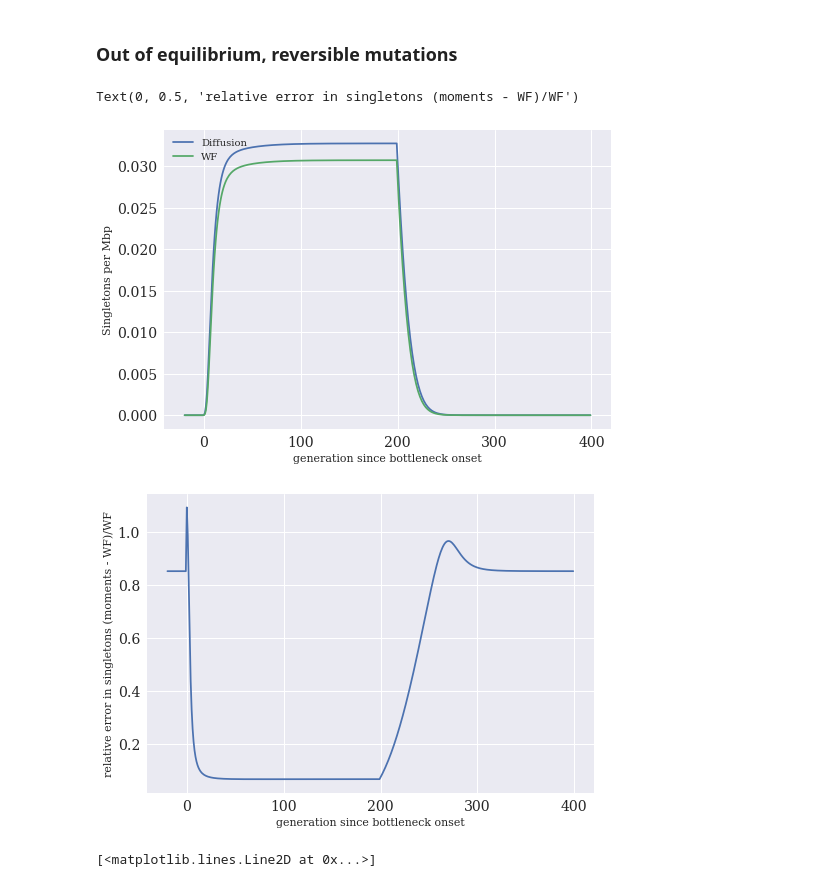
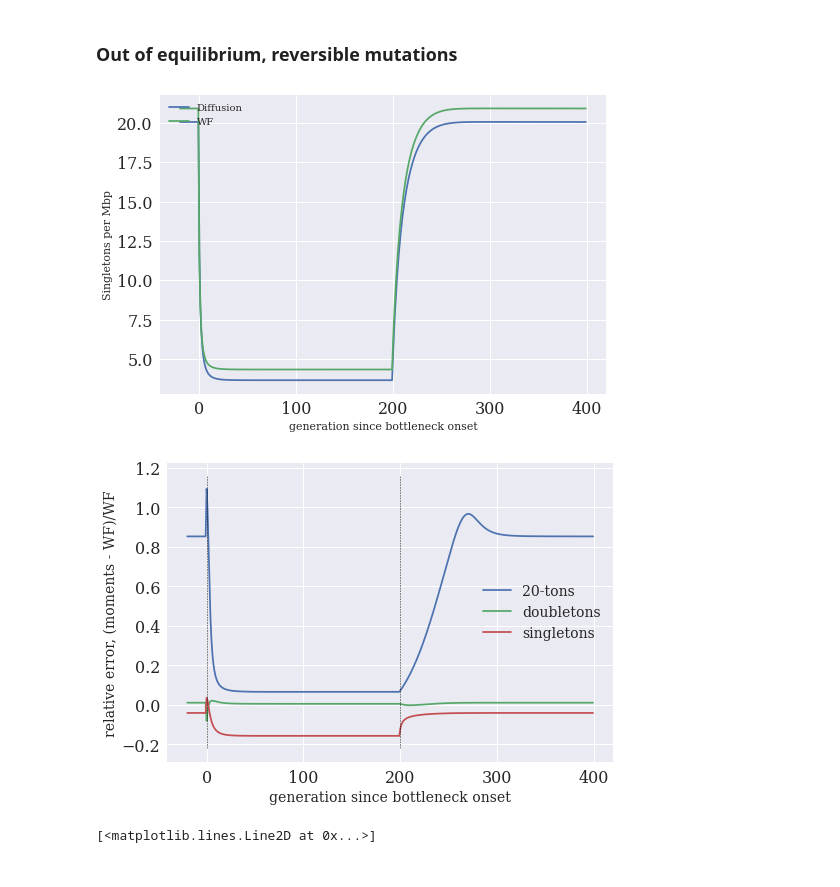
Before and after one commit to ivan-krukov/taming-strong-selection, a Jupyter notebook: src/explore_convergence.ipynb, the cells around one changed output. Drawn from its saved outputs; the diff is of its cells as text; code cells hidden in the pictures.

Commit message:
cleaned up all example and plot

```diff
--- a/src/explore_convergence.ipynb
+++ b/src/explore_convergence.ipynb
@@ -15,9 +15,9 @@ import scipy
 from subprocess import run
 plt.style.use('seaborn')
 plt.rc('font', family='serif', size=20)
-plt.rc('xtick', labelsize=14)
+plt.rc('xtick', labelsize=16)
 
-plt.rc('ytick', labelsize=14)
+plt.rc('ytick', labelsize=16)
 # %% [markdown]
 The script to generate a Q matrix is written in C, and outputs the matrix to a file.
 
@@ -865,34 +865,68 @@ list_moments_sfs_bottle_rev = evolve(list_moments_sfs_bottle_rev, moment_matrix_
 array_moments_rev = np.array(list_moments_sfs_bottle_rev)
 array_WF_rev = np.array(list_WF_sfs_bottle_rev)
 # %%
-frequency_bin_to_plot = 20
+
 generations_since_bottleneck = np.arange(-n_equilibrium_generations, 2*n_generations)
 
 
 
 plt.plot(generations_since_bottleneck, 10**6*array_moments_rev[:,frequency_bin_to_plot], label = "Diffusion")
 plt.plot(generations_since_bottleneck, 10**6*array_WF_rev[:,frequency_bin_to_plot], label = "WF")
 plt.xlabel("generation since bottleneck onset")
 plt.ylabel("Singletons per Mbp")
 plt.legend(loc="upper left")
 
 #plt.xlim( [0,400])
 #plt.ylim( [0,1e-7])
 #plt.title("fixation following a bottleneck");
 
 plt.figure()
 
+
+
+frequency_bin_to_plot = 20
 plt.plot(np.arange(-n_equilibrium_generations, 2*n_generations),
          (array_moments_rev[:,frequency_bin_to_plot]
-          - array_WF_rev[:,frequency_bin_to_plot])/array_WF_rev[:,frequency_bin_to_plot]
+          - array_WF_rev[:,frequency_bin_to_plot])/array_WF_rev[:,frequency_bin_to_plot],
+         label ="%d-tons" % (frequency_bin_to_plot)
         )
 
+frequency_bin_to_plot = 2
+plt.plot(np.arange(-n_equilibrium_generations, 2*n_generations),
+         (array_moments_rev[:,frequency_bin_to_plot]
+          - array_WF_rev[:,frequency_bin_to_plot])/array_WF_rev[:,frequency_bin_to_plot],
+         label ="doubletons" )
+
+frequency_bin_to_plot = 1
+plt.plot(np.arange(-n_equilibrium_generations, 2*n_generations),
+         (array_moments_rev[:,frequency_bin_to_plot]
+          - array_WF_rev[:,frequency_bin_to_plot])/array_WF_rev[:,frequency_bin_to_plot], label ="singletons"
+        )
+
+
+
+
+
+
+axes = plt.gca()
+ymin, ymax = axes.get_ylim()
+plt.plot([n_generations, n_generations], [ymin,ymax], 'k--', lw =0.5)
+plt.plot([0, 0], [ymin,ymax], 'k--', lw =0.5)
+
+
+
+
 plt.xlabel("generation since bottleneck onset")
-plt.ylabel("relative error in singletons (moments - WF)/WF")
+plt.ylabel("relative error, (moments - WF)/WF" )
+
+plt.legend(loc="center right", prop={'size': 14})
+plt.savefig("./reversible_bottleneck.pdf")
+plt.savefig("./reversible_bottleneck.eps")
+axes.xaxis.label.set_size(14)
+axes.yaxis.label.set_size(14)
 # %% [output]
-Text(0, 0.5, 'relative error in singletons (moments - WF)/WF')
-[figure, old version]
+[figure, new version]
-[figure, old version]
+[figure, new version]
 # %%
 def truncated_load(sfs):
     return load_global_variables(sfs,start_bin=0)
```
